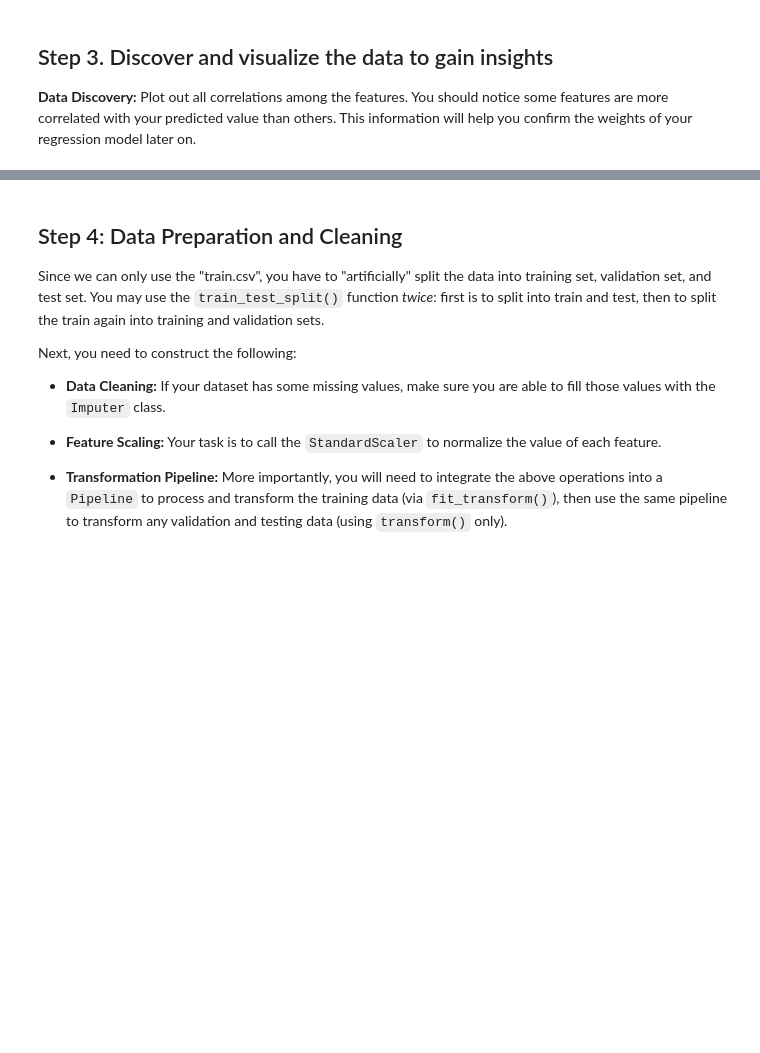
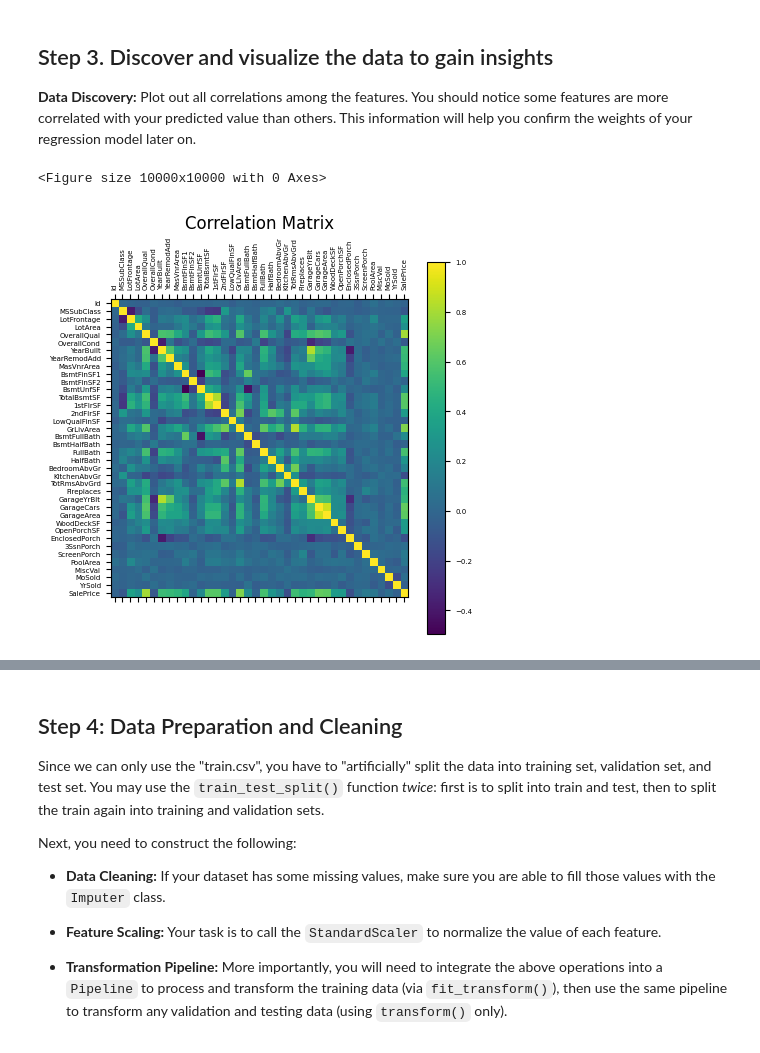
Before and after one commit to helen-yao/ML4VA, a Jupyter notebook: jdj9ng_codeathon_1.ipynb, the cells around one changed output, grey strips where cells are left out. Drawn from its saved outputs; the diff is of its cells as text; code cells hidden in the pictures; blank space fills up the shorter version.

```diff
--- a/jdj9ng_codeathon_1.ipynb
+++ b/jdj9ng_codeathon_1.ipynb
@@ -42,7 +56,16 @@ import pandas as pd
 
 # To help you get started, a load function is provided below.
 # You will need to fill in the code under #TODO to make it work.
-def loadBostonHousingData():
+def loadBostonHousingData(housing_path):
   # The column names are adopted from the dataset page on Kaggle
-  housing = pd.read_csv('TODO:put in your uploaded CSV file name under the "Files" tab')
-  return housing
+  return pd.read_csv(housing_path)
+
+
+housing = loadBostonHousingData('./train.csv')
+
+# showing data
+housing.info() # several categorical attributes
+housing.head()
+print(housing["SaleCondition"].value_counts())
+housing.describe()
+housing.isnull() # lots of null data
@@ -53,0 +106,21 @@ def loadBostonHousingData():
+# %%
+# Your code to visualize the data here
+correlation = housing.corr(numeric_only=True)
+correlation.shape
+
+correlation["SalePrice"].sort_values(ascending=False)
+
+corr = plt.figure(figsize=(100, 100))
+plt.matshow(housing.corr(numeric_only=True))
+
+plt.xticks(range(housing.select_dtypes(['number']).shape[1]), housing.select_dtypes(['number']).columns, fontsize=5, rotation=90)
+plt.yticks(range(housing.select_dtypes(['number']).shape[1]), housing.select_dtypes(['number']).columns, fontsize=5)
+
+cb = plt.colorbar()
+cb.ax.tick_params(labelsize=5)
+
+plt.title('Correlation Matrix')
+plt.show()
+# %% [output]
+<Figure size 10000x10000 with 0 Axes>
+[figure, added]
```
Also changed, not shown: parts of 22 cells of this notebook, 5 other files.
